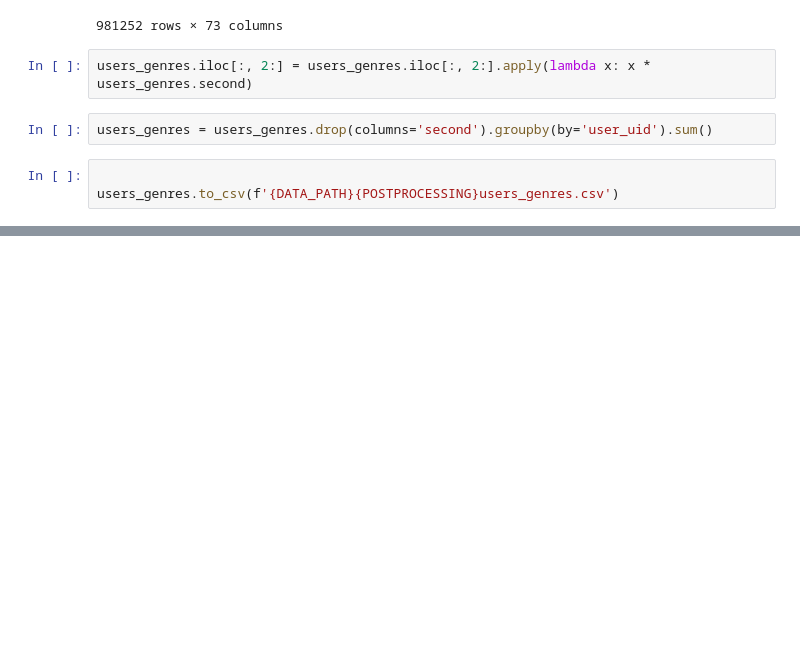
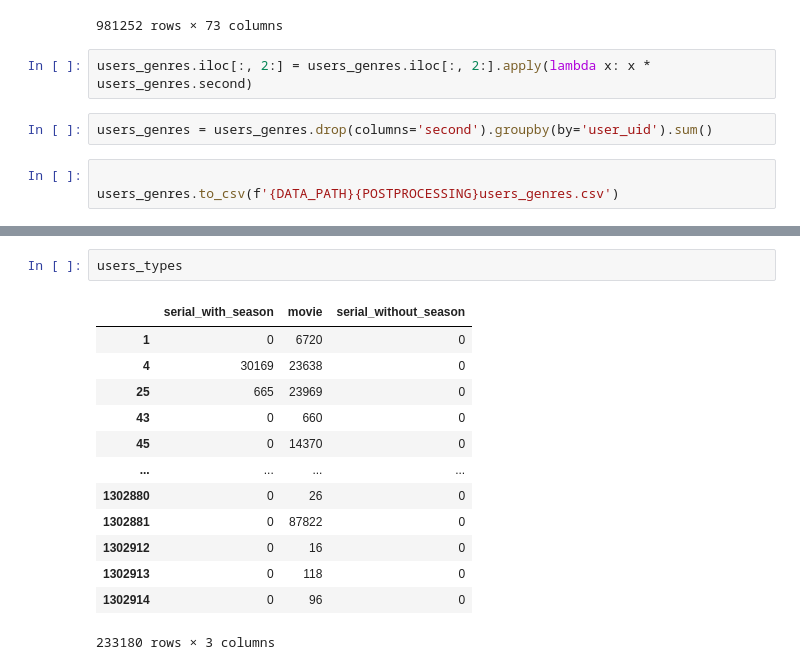
Before and after one commit to OnlyOneUseAcc/GS-Labs-movies, a Jupyter notebook: preprocessing/genres.ipynb, the cells around one changed output, grey strips where cells are left out. Saved outputs shown, nothing was run; the diff lists cells and outputs as text; blank space fills up the shorter version.

```diff
--- a/preprocessing/genres.ipynb
+++ b/preprocessing/genres.ipynb
@@ -282,0 +269,16 @@ users_genres.to_csv(f'{DATA_PATH}{POSTPROCESSING}users_genres.csv')
+# %%
+users_types
+# %% [output]
+|  | serial_with_season | movie | serial_without_season |
+| 1 | 0 | 6720 | 0 |
+| 4 | 30169 | 23638 | 0 |
+| 25 | 665 | 23969 | 0 |
+| 43 | 0 | 660 | 0 |
+| 45 | 0 | 14370 | 0 |
+| ... | ... | ... | ... |
+| 1302880 | 0 | 26 | 0 |
+| 1302881 | 0 | 87822 | 0 |
+| 1302912 | 0 | 16 | 0 |
+| 1302913 | 0 | 118 | 0 |
+| 1302914 | 0 | 96 | 0 |
+233180 rows × 3 columns
```
Also changed, not shown: parts of 4 cells of this notebook, 2 other files.
